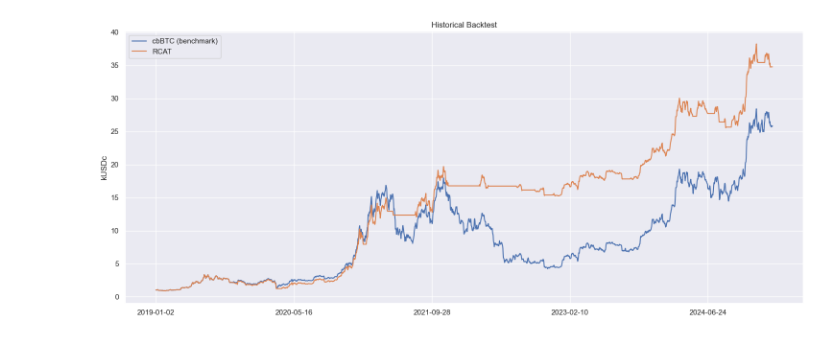
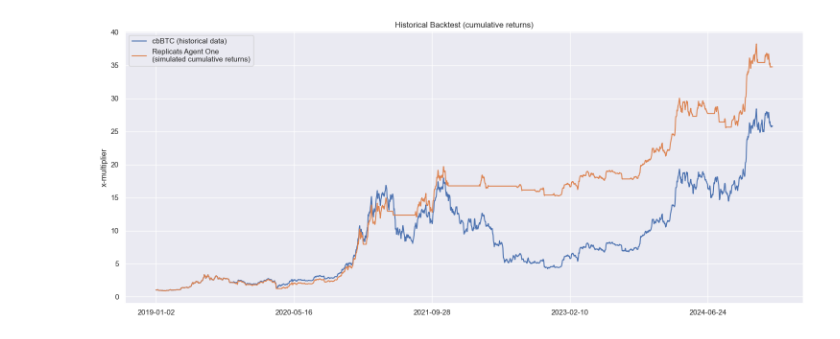
Before and after one commit to replicatsai/replicats-sample-backtest, a Jupyter notebook: backtests.ipynb, the cells around one changed output. Cells and saved outputs as stored; diff of their text form; code cells hidden in the pictures.

```diff
--- a/backtests.ipynb
+++ b/backtests.ipynb
@@ -5,29 +26,29 @@
 # %%
 import os
 import pandas as pd
 import numpy as np
 import matplotlib.pyplot as plt
 import seaborn as sns
 import warnings
 warnings.filterwarnings('ignore')
 %matplotlib inline
 sns.set_theme()
 
 # load log-retuns for cbBTC and RCAT portifolio
 # (simulated "a posteriori" with historical market data)
 path = os.path.realpath(os.path.join(os.path.abspath(''), 'log_returns.parquet'))
 df = pd.read_parquet(path)
 
 # get cumulative returns (i.e. portolio evolution)
 df['cbBTC'] = df[['cbBTC.ln']].apply(np.exp).cumprod()
 df['RCAT'] = df[['RCAT.ln']].apply(np.exp).cumprod()
 
 # plot normalized cumulative returns for:
 #  a) cbBTC holding portifolio
 #  b) RCAT portifolio
-ax = df.plot(y=['cbBTC','RCAT'], figsize=(15,6.5),
-             title='Historical Backtest', xlabel='', ylabel='kUSDc')
+ax = df.plot(y=['cbBTC','RCAT'], figsize=(15, 6.5),
+             title='Historical Backtest (cumulative returns)', xlabel='', ylabel='x-multiplier')
 plt.tight_layout()
-ax.legend(['cbBTC (benchmark)', 'RCAT']);
+ax.legend(['cbBTC (historical data)', 'Replicats Agent One \n(simulated cumulative returns)']);
 # %% [output]
-[figure, old version]
+[figure, new version]
```
Also changed, not shown: parts of 21 cells of this notebook, 2 other files.
